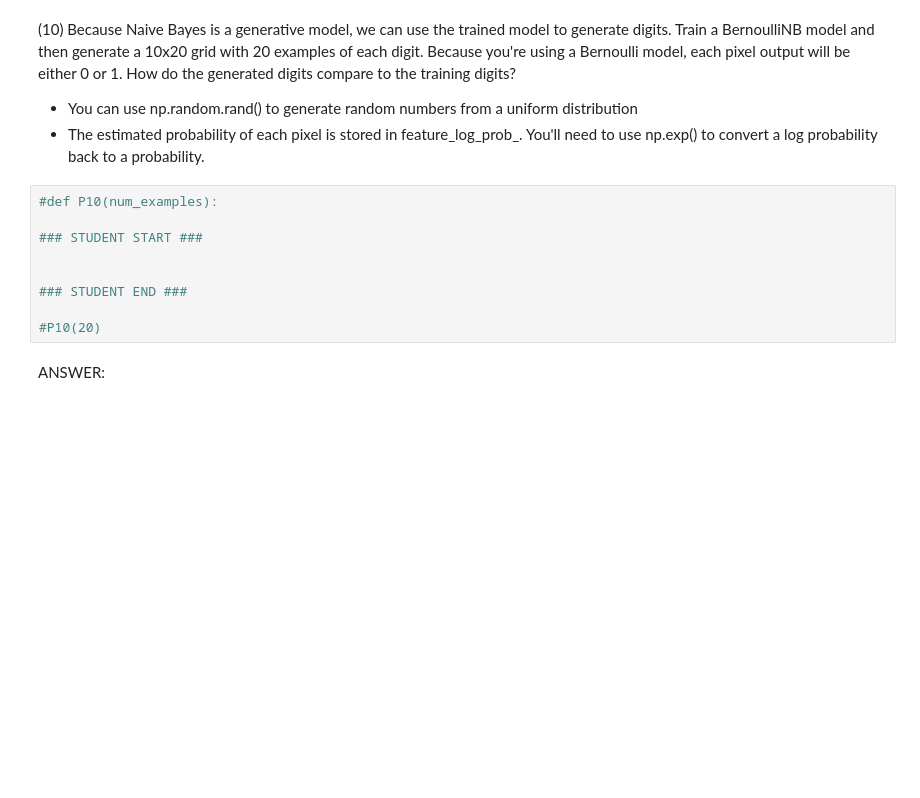
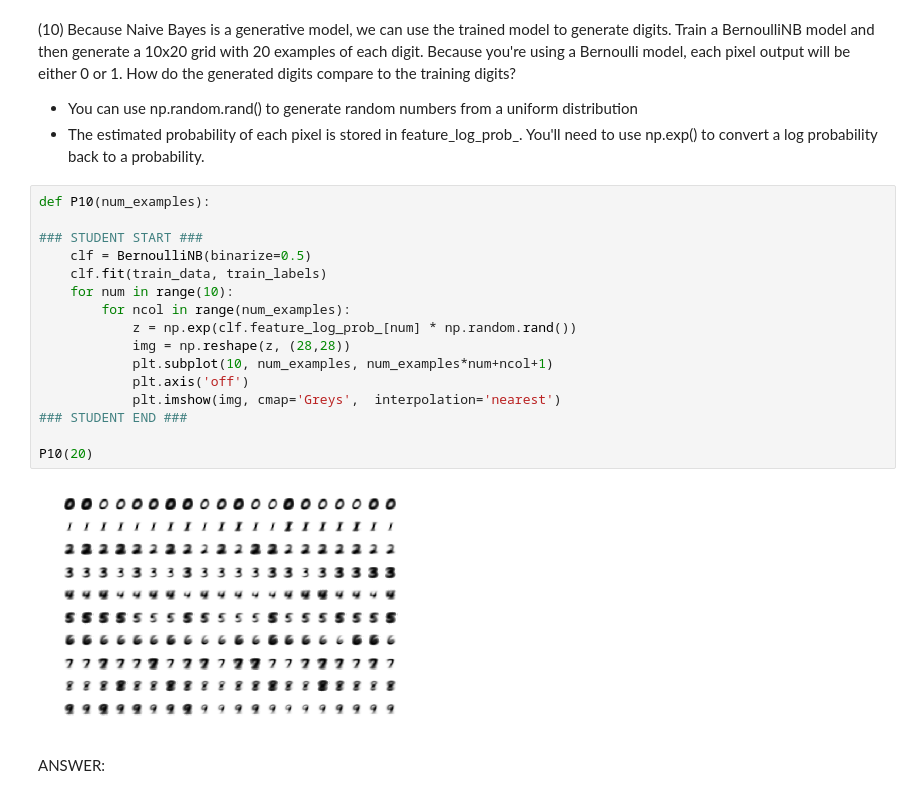
Before and after one commit to chqngh-berkeley/W207, a Jupyter notebook: project1/firstname_lastname_p1.ipynb, the cells around one changed output. Cells and saved outputs as stored; diff of their text form; blank space fills up the shorter version.

```diff
--- a/project1/firstname_lastname_p1.ipynb
+++ b/project1/firstname_lastname_p1.ipynb
@@ -297,15 +446,24 @@ ANSWER:
 
 - You can use np.random.rand() to generate random numbers from a uniform distribution
 - The estimated probability of each pixel is stored in feature\_log\_prob\_. You'll need to use np.exp() to convert a log probability back to a probability.
-# %%
-#def P10(num_examples):
-
-### STUDENT START ###
-
-
-### STUDENT END ###
-
-#P10(20)
+# %%
+def P10(num_examples):
+
+### STUDENT START ###
+    clf = BernoulliNB(binarize=0.5)
+    clf.fit(train_data, train_labels)
+    for num in range(10):
+        for ncol in range(num_examples):
+            z = np.exp(clf.feature_log_prob_[num] * np.random.rand())
+            img = np.reshape(z, (28,28))
+            plt.subplot(10, num_examples, num_examples*num+ncol+1)
+            plt.axis('off')
+            plt.imshow(img, cmap='Greys',  interpolation='nearest')
+### STUDENT END ###
+
+P10(20)
+# %% [output]
+[figure, added]
 # %% [markdown]
 ANSWER:
 # %% [markdown]
```
Also changed, not shown: parts of 27 cells of this notebook, 1 other file.
